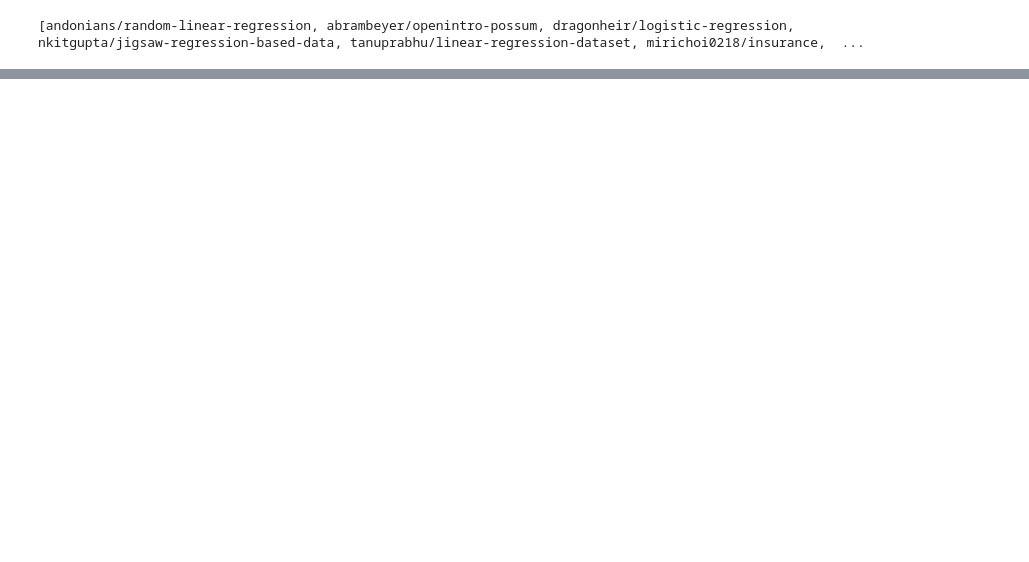
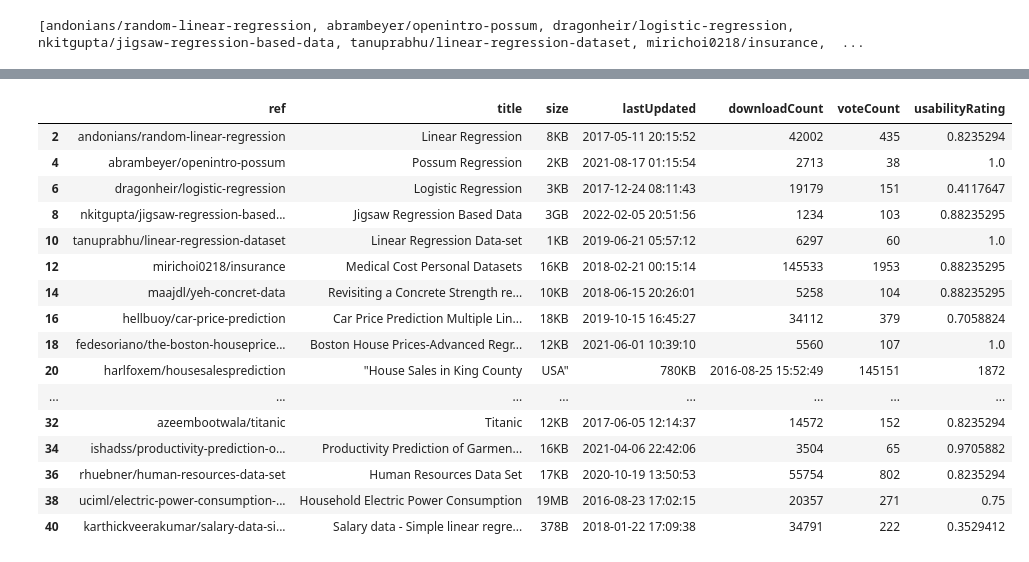
Before and after one commit to drmorales4/data-scienceTIC, a Jupyter notebook: api Kaggle.ipynb, the cells around one changed output, grey strips where cells are left out. Saved outputs shown, nothing was run; the diff lists cells and outputs as text; code cells hidden in the pictures; blank space fills up the shorter version.

```diff
--- a/api Kaggle.ipynb
+++ b/api Kaggle.ipynb
@@ -88,0 +116,20 @@ csvregression
+# %%
+csvregression
+# %% [output]
+|  | ref | title | size | lastUpdated | downloadCount | voteCount | usabilityRating |
+| 2 | andonians/random-linear-regression | Linear Regression | 8KB | 2017-05-11 20:15:52 | 42002 | 435 | 0.8235294 |
+| 4 | abrambeyer/openintro-possum | Possum Regression | 2KB | 2021-08-17 01:15:54 | 2713 | 38 | 1.0 |
+| 6 | dragonheir/logistic-regression | Logistic Regression | 3KB | 2017-12-24 08:11:43 | 19179 | 151 | 0.4117647 |
+| 8 | nkitgupta/jigsaw-regression-based... | Jigsaw Regression Based Data | 3GB | 2022-02-05 20:51:56 | 1234 | 103 | 0.88235295 |
+| 10 | tanuprabhu/linear-regression-dataset | Linear Regression Data-set | 1KB | 2019-06-21 05:57:12 | 6297 | 60 | 1.0 |
+| 12 | mirichoi0218/insurance | Medical Cost Personal Datasets | 16KB | 2018-02-21 00:15:14 | 145533 | 1953 | 0.88235295 |
+| 14 | maajdl/yeh-concret-data | Revisiting a Concrete Strength re... | 10KB | 2018-06-15 20:26:01 | 5258 | 104 | 0.88235295 |
+| 16 | hellbuoy/car-price-prediction | Car Price Prediction Multiple Lin... | 18KB | 2019-10-15 16:45:27 | 34112 | 379 | 0.7058824 |
+| 18 | fedesoriano/the-boston-houseprice... | Boston House Prices-Advanced Regr... | 12KB | 2021-06-01 10:39:10 | 5560 | 107 | 1.0 |
+| 20 | harlfoxem/housesalesprediction | "House Sales in King County | USA" | 780KB | 2016-08-25 15:52:49 | 145151 | 1872 |
+| ... | ... | ... | ... | ... | ... | ... | ... |
+| 32 | azeembootwala/titanic | Titanic | 12KB | 2017-06-05 12:14:37 | 14572 | 152 | 0.8235294 |
+| 34 | ishadss/productivity-prediction-o... | Productivity Prediction of Garmen... | 16KB | 2021-04-06 22:42:06 | 3504 | 65 | 0.9705882 |
+| 36 | rhuebner/human-resources-data-set | Human Resources Data Set | 17KB | 2020-10-19 13:50:53 | 55754 | 802 | 0.8235294 |
+| 38 | uciml/electric-power-consumption-... | Household Electric Power Consumption | 19MB | 2016-08-23 17:02:15 | 20357 | 271 | 0.75 |
+| 40 | karthickveerakumar/salary-data-si... | Salary data - Simple linear regre... | 378B | 2018-01-22 17:09:38 | 34791 | 222 | 0.3529412 |
```
Also changed, not shown: parts of 17 cells of this notebook, 1 other file.
